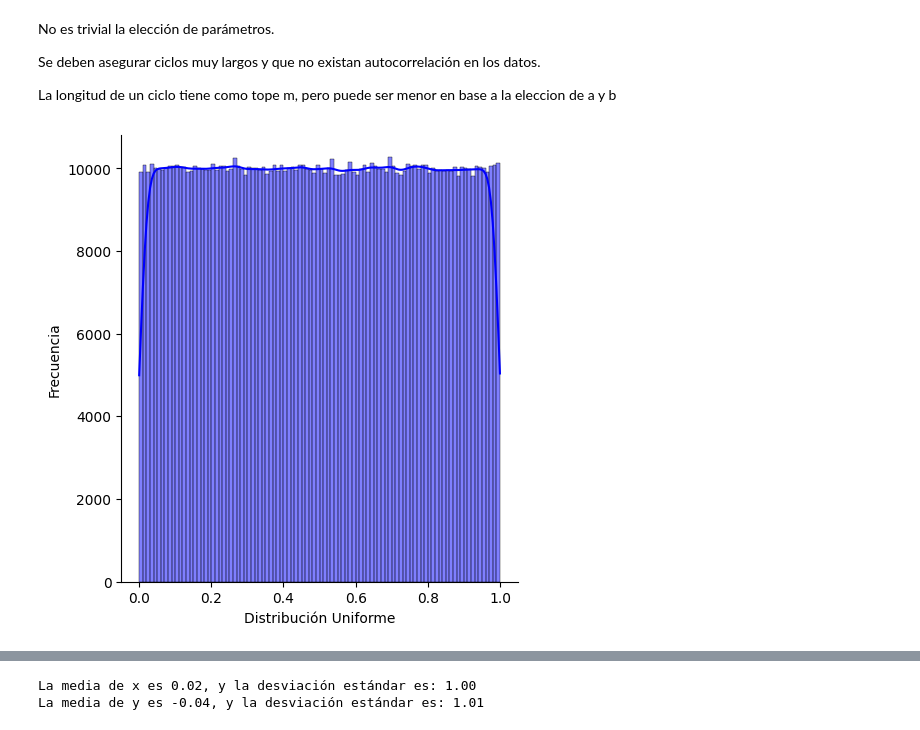
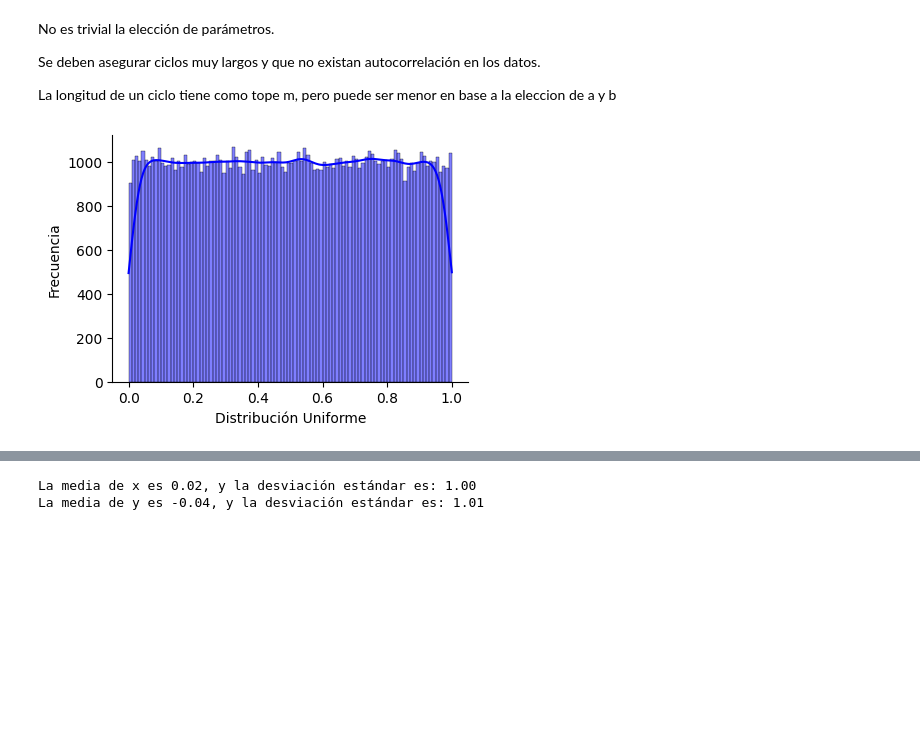
Before and after one commit to AnIsAsPe/Estadistica_y_Probabilidad_para-CD-, a Jupyter notebook: PrincipiosDeProbabilidad/Semana1/Notebooks/Generador_números_aleatorios.ipynb, the cells around one changed output, grey strips where cells are left out. Drawn from its saved outputs; the diff is of its cells as text; code cells hidden in the pictures; blank space fills up the shorter version.

```diff
--- a/PrincipiosDeProbabilidad/Semana1/Notebooks/Generador_números_aleatorios.ipynb
+++ b/PrincipiosDeProbabilidad/Semana1/Notebooks/Generador_números_aleatorios.ipynb
@@ -60,17 +60,17 @@ def genera_aleatorios(a =  1103515245, b = 12345,
 # %%
 
 genera_aleatorios.X = 8       # cualquier número entero mayor que 0
                               # (podría un número décimal como .5)
 
-n = 1000000
+n = 100000
 var = [genera_aleatorios() for i in range(n)]
 
-gr1 = sns.displot(var, bins=100, kde=True, color='blue', )
+gr1 = sns.displot(var, bins=100, kde=True, color='blue', height=3, aspect=1.5 )
 
 gr1.set(xlabel='Distribución Uniforme', ylabel='Frecuencia')
 plt.show()
 # %% [output]
-[figure, old version]
+[figure, new version]
 # %% [markdown]
 ## 2. Transformación Box - Muller
 
```
